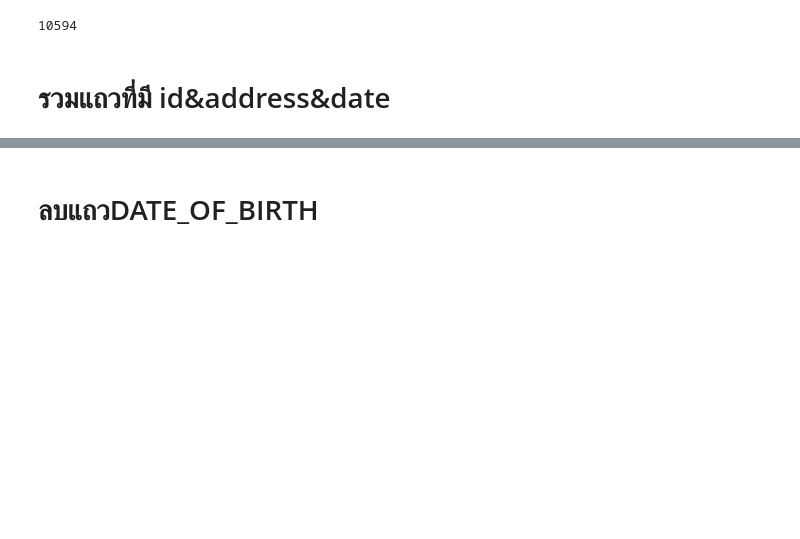
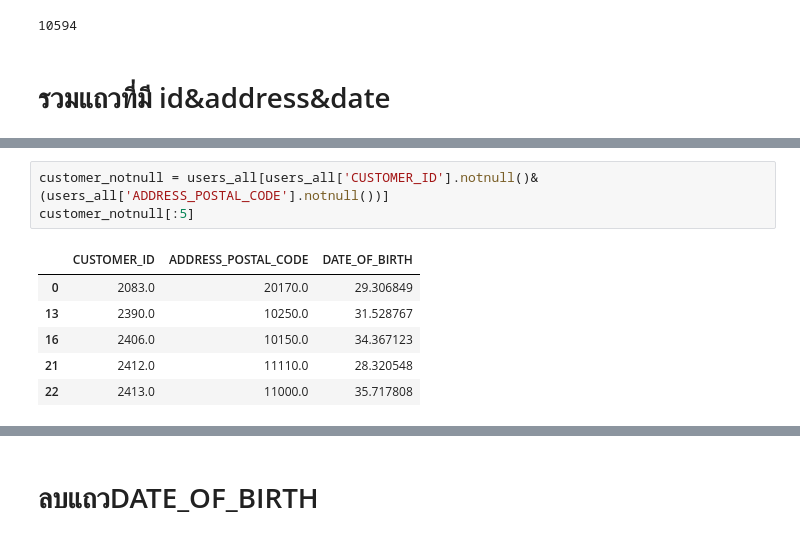
Before and after one commit to Kanbc/recommender-systems, a Jupyter notebook: cleaning/Customer.ipynb, the cells around one changed output, grey strips where cells are left out. Cells and saved outputs as stored; diff of their text form; blank space fills up the shorter version.

```diff
--- a/cleaning/User.ipynb
+++ b/cleaning/Customer.ipynb
@@ -172,0 +198,10 @@ users_all[:5]
+# %%
+customer_notnull = users_all[users_all['CUSTOMER_ID'].notnull()& (users_all['ADDRESS_POSTAL_CODE'].notnull())]
+customer_notnull[:5]
+# %% [output]
+|  | CUSTOMER_ID | ADDRESS_POSTAL_CODE | DATE_OF_BIRTH |
+| 0 | 2083.0 | 20170.0 | 29.306849 |
+| 13 | 2390.0 | 10250.0 | 31.528767 |
+| 16 | 2406.0 | 10150.0 | 34.367123 |
+| 21 | 2412.0 | 11110.0 | 28.320548 |
+| 22 | 2413.0 | 11000.0 | 35.717808 |
```
Also changed, not shown: parts of 22 cells of this notebook, 4 other files.
